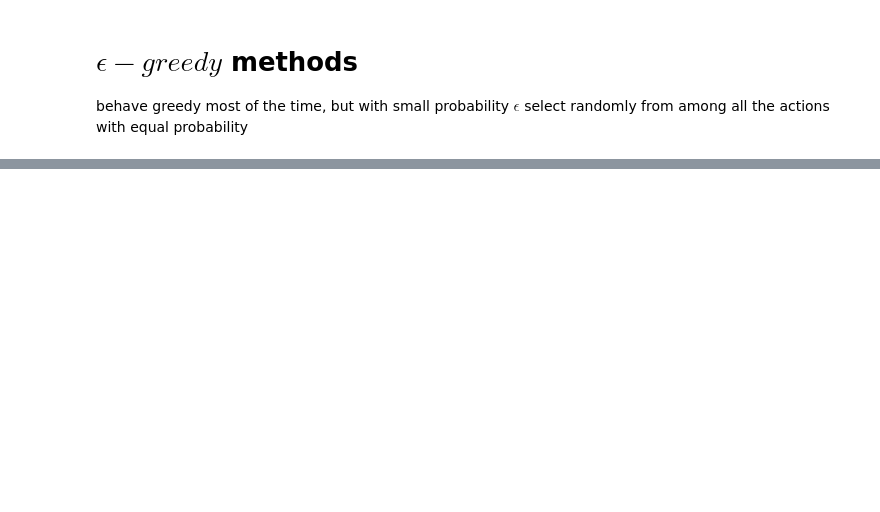
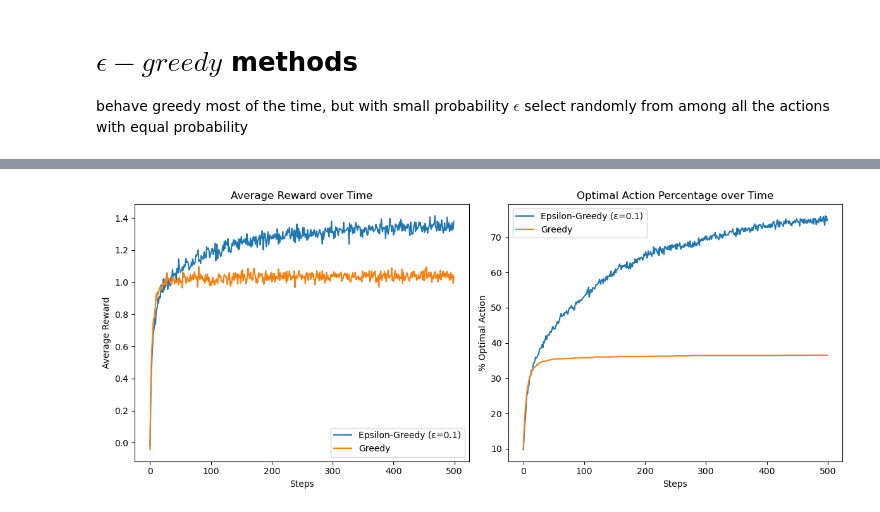
Before and after one commit to lloydkwak/RL_intro, a Jupyter notebook: Muti-armed Bandits/epsilon-greedy.ipynb, the cells around one changed output, grey strips where cells are left out. Saved outputs shown, nothing was run; the diff lists cells and outputs as text; code cells hidden in the pictures; blank space fills up the shorter version.

```diff
--- a/Muti-armed Bandits/epsilon-greedy.ipynb
+++ b/Muti-armed Bandits/epsilon-greedy.ipynb
@@ -36,0 +41,4 @@ behave greedy most of the time, but with small probability $\epsilon$ select ran
+# %%
+class GreedyAgent(EpsilonGreedyAgent):
+    def __init__(self, k_arms=10):
+        super().__init__(k_arms, epsilon=0.0)
@@ -36,0 +90,30 @@ behave greedy most of the time, but with small probability $\epsilon$ select ran
+# %%
+def plot_results(results):
+    plt.figure(figsize=(12, 5))
+
+    # Average Reward
+    plt.subplot(1, 2, 1)
+    plt.plot(results['epsilon_greedy']['rewards'], label='Epsilon-Greedy (ε=0.1)')
+    plt.plot(results['greedy']['rewards'], label='Greedy')
+    plt.title('Average Reward over Time')
+    plt.xlabel('Steps')
+    plt.ylabel('Average Reward')
+    plt.legend()
+
+    # Optimal Action Percentage
+    plt.subplot(1, 2, 2)
+    plt.plot(results['epsilon_greedy']['optimal_actions'], label='Epsilon-Greedy (ε=0.1)')
+    plt.plot(results['greedy']['optimal_actions'], label='Greedy')
+    plt.title('Optimal Action Percentage over Time')
+    plt.xlabel('Steps')
+    plt.ylabel('% Optimal Action')
+    plt.legend()
+
+    plt.tight_layout()
+    plt.show()
+# %%
+if __name__ == '__main__':
+    results = run_simulation()
+    plot_results(results)
+# %% [output]
+[figure, added]
```
Also changed, not shown: parts of 6 cells of this notebook.
